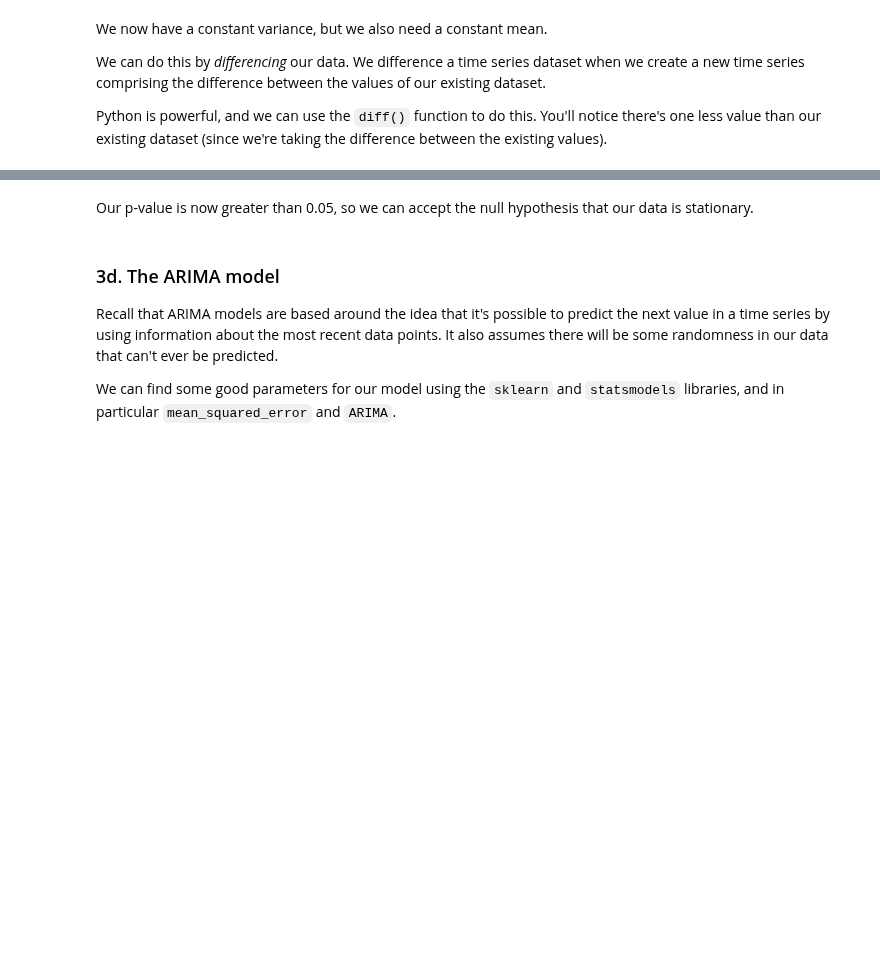
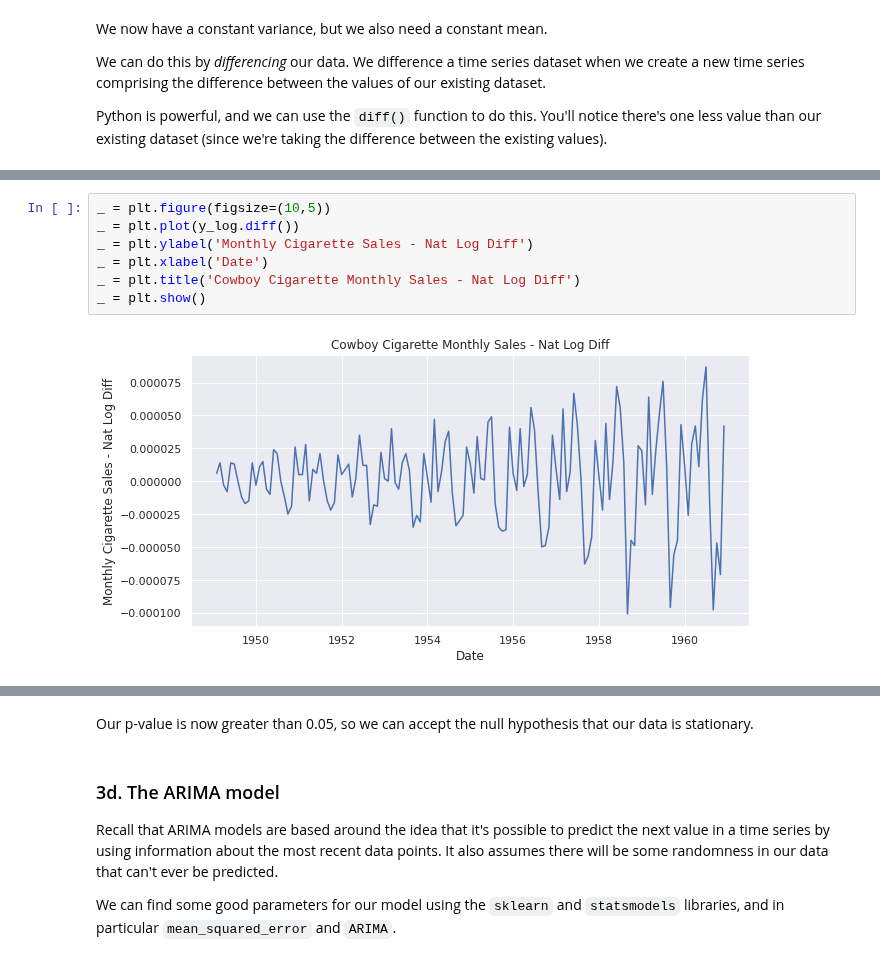
Before and after one commit to Dylan-C-Neal/Springboard-Data-Science-Career-Track, a Jupyter notebook: Cowboys&CigrettesCaseStudy/Cowboy Cigarettes Case Study - Tier 3.ipynb, the cells around one changed output, grey strips where cells are left out. Cells and saved outputs as stored; diff of their text form; blank space fills up the shorter version.

```diff
--- a/Cowboys&CigrettesCaseStudy/Cowboy Cigarettes Case Study - Tier 3.ipynb
+++ b/Cowboys&CigrettesCaseStudy/Cowboy Cigarettes Case Study - Tier 3.ipynb
@@ -280,0 +304,9 @@ _ _ _
+# %%
+_ = plt.figure(figsize=(10,5))
+_ = plt.plot(y_log.diff())
+_ = plt.ylabel('Monthly Cigarette Sales - Nat Log Diff')
+_ = plt.xlabel('Date')
+_ = plt.title('Cowboy Cigarette Monthly Sales - Nat Log Diff')
+_ = plt.show()
+# %% [output]
+[figure, added]
```
Also changed, not shown: parts of 27 cells of this notebook.
